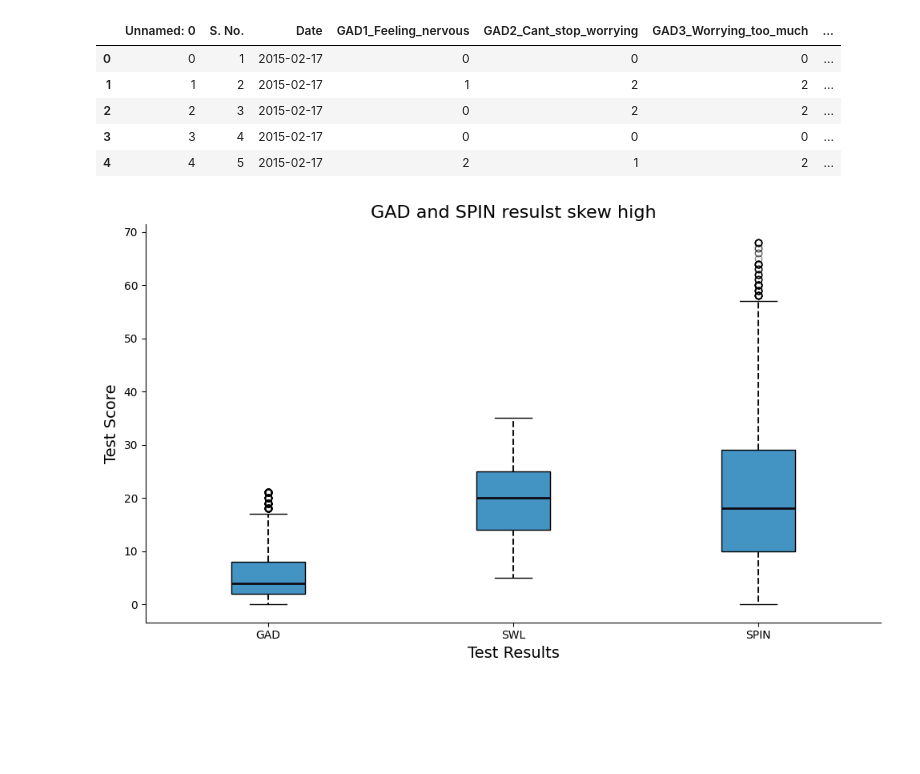
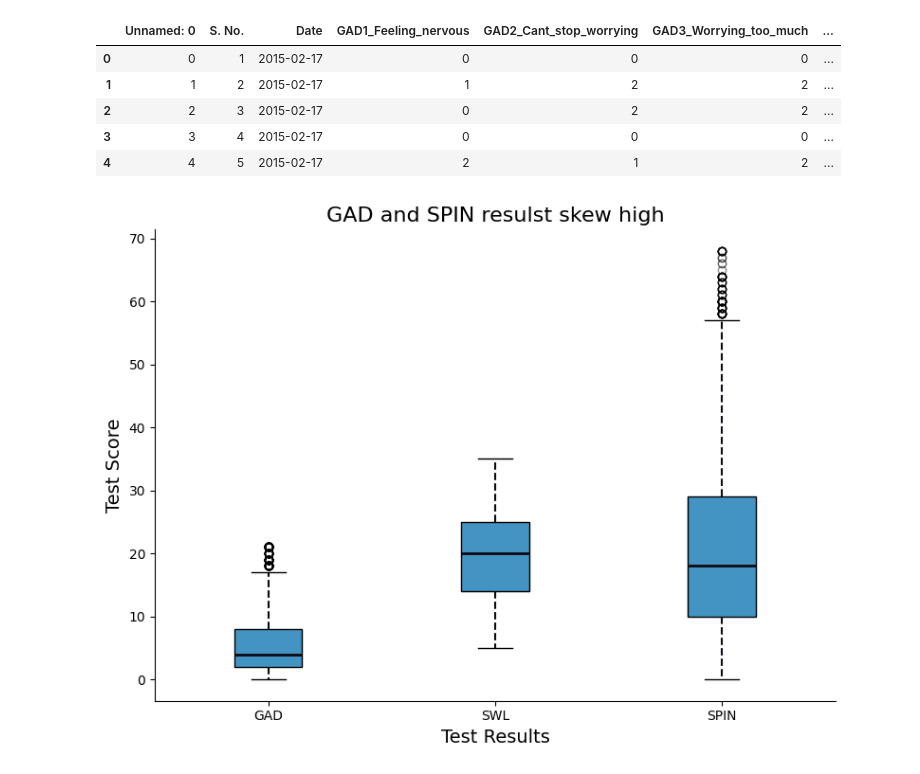
Before and after one commit to amallred/gaming-mental-health-analysis, a Jupyter notebook: notebooks/charts.ipynb, the cells around one changed output. Cells and saved outputs as stored; diff of their text form; code cells hidden in the pictures; blank space fills up the shorter version.

```diff
--- a/charts.ipynb
+++ b/notebooks/charts.ipynb
@@ -10,7 +10,7 @@ pd.set_option('display.max_columns', None)
 # %% [markdown]
 ## Set Global Variables
 # %%
-df = pd.read_csv('data/clean_data.csv')
+df = pd.read_csv('../data/clean_data.csv')
 
 # colors_dl =['#36213e', '#554971', '#63786d', '#8ac6d0', '#b8f3ff']
 # colors_ld=['#b8f3ff','#8ac6d0', '#63786d', '#554971', '#36213e']
@@ -266,15 +253,15 @@ Name: Hours, dtype: float64
 # %%
 plt.figure(figsize=(10,6))
-colors = [colors_dl[5]] * len(avg_hrs_country)
+colors = [colors_dl[5]] * len(residence_avg_hrs)
 
 # Highlight the highest value
-max_index=avg_hrs_country.idxmax()
-highlight_position = avg_hrs_country.index.get_loc(max_index)
+max_index=residence_avg_hrs.idxmax()
+highlight_position = residence_avg_hrs.index.get_loc(max_index)
 colors[highlight_position] = colors_dl[3]
 
 plt.bar(
-    avg_hrs_country.index,
-    avg_hrs_country.values,
+    residence_avg_hrs.index,
+    residence_avg_hrs.values,
     color= colors,
     edgecolor = colors_dl[0])
 
@@ -294,7 +281,7 @@ plt.xticks(
 
 plt.tight_layout()
 # Save figure as image
-# plt.savefig('plots/game_hours_country_barplot.png')
+# plt.savefig('../plots/game_hours_country_barplot.png')
 
 plt.show()
 # %% [output]
@@ -462,7 +468,7 @@ d_SWL = df['SWL_Total']
 d_SPIN = df['SPIN_Total']
 d=[d_GAD, d_SWL, d_SPIN]
 
-fig = plt.figure(figsize=(10,6))
+fig = plt.figure(figsize=(8,6))
 
 # ax = plt.gca()
 ax = fig.add_subplot(1,1,1)
@@ -475,32 +481,32 @@ for patch, color in zip(bp['boxes'], colors):
     patch.set_facecolor(colors_dl[4])
 
 for whisker in bp['whiskers']:
     whisker.set(color = colors_dl[0],
                 linewidth=1.5,
                 linestyle='--')
 
 for median in bp['medians']:
     median.set(color = colors_dl[0],
                 linewidth = 2)
 
 for flier in bp['fliers']:
     flier.set(marker = 'o',
                 color=colors_dl[0],
                 alpha=0.25)
 
 ax.spines['top'].set_visible(False)
 ax.spines['right'].set_visible(False)
 
 plt.xticks([1,2,3],['GAD', 'SWL', 'SPIN'])
 plt.xlabel('Test Results', fontsize=14)
 plt.ylabel('Test Score', fontsize=14)
 plt.title('GAD and SPIN resulst skew high', fontsize=16)
 
 plt.tight_layout()
 
 # Save figure as image
-# plt.savefig('plots/scores_box_plot.png')
+# plt.savefig('../plots/scores_box_plot.png')
 
 plt.show()
 # %% [output]
-[figure, old version]
+[figure, new version]
```
Also changed, not shown: parts of 10 cells of this notebook, 4 other files.
